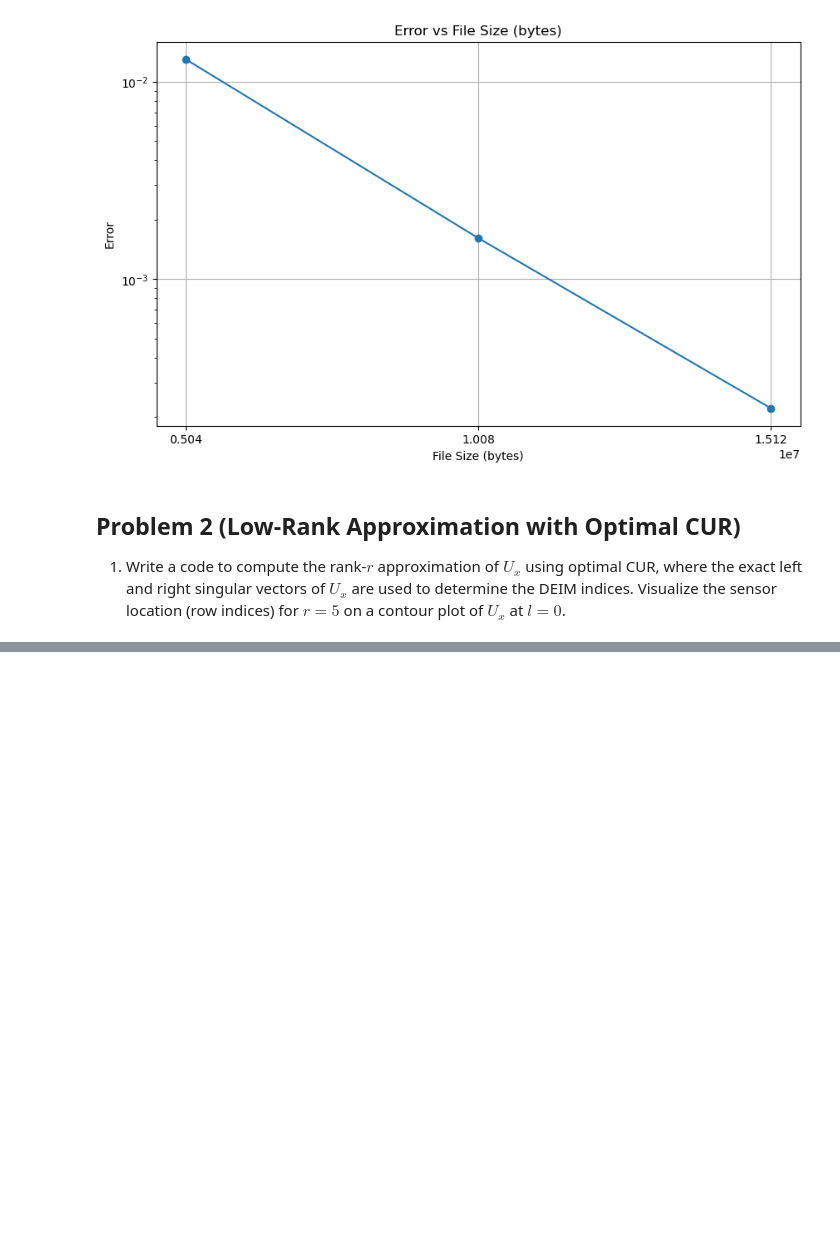
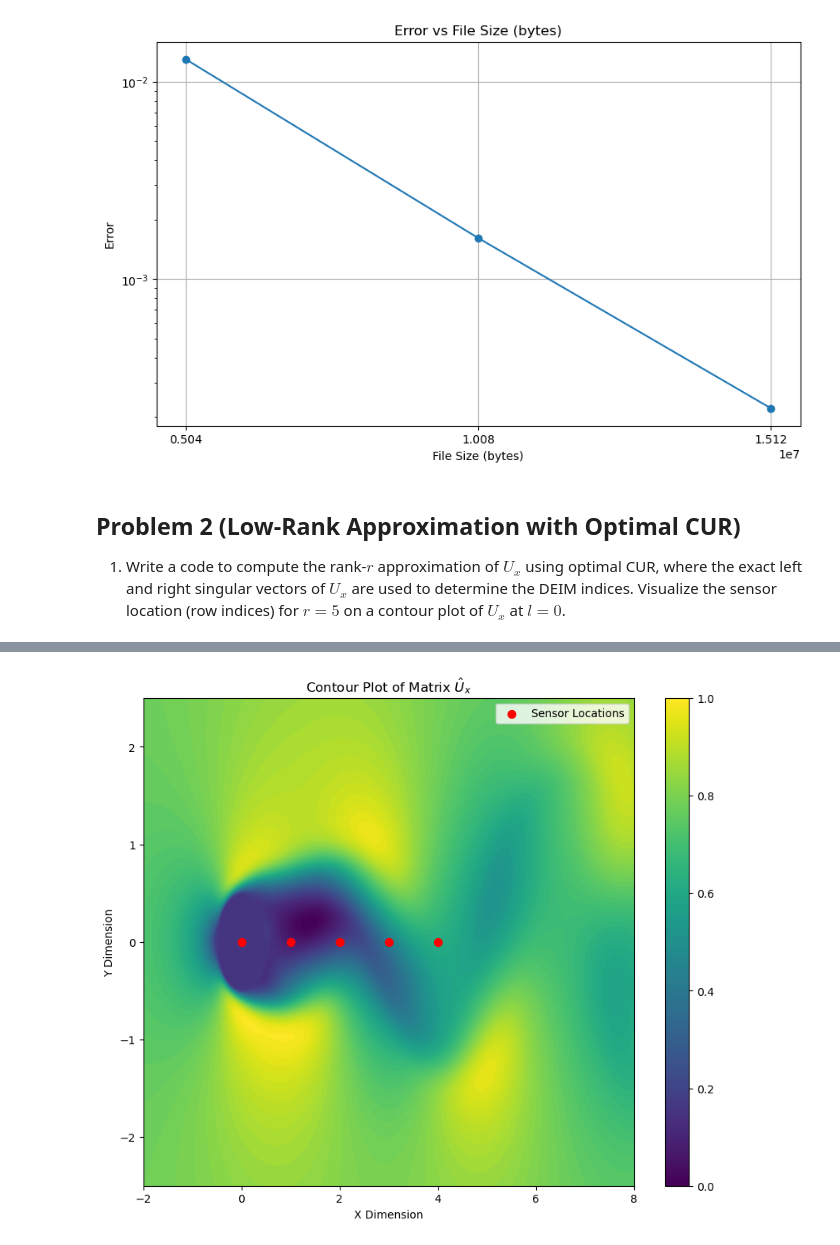
Before and after one commit to jacob-cunningham-ds/me_2061_hw9, a Jupyter notebook: homework_9.ipynb, the cells around one changed output, grey strips where cells are left out. Saved outputs shown, nothing was run; the diff lists cells and outputs as text; code cells hidden in the pictures; blank space fills up the shorter version.

```diff
--- a/homework_9.ipynb
+++ b/homework_9.ipynb
@@ -381,0 +298,40 @@ IndexError: index 26773 is out of bounds for axis 1 with size 250
+# %%
+from scipy.linalg import qr
+
+def DEIM(U):
+    _, _, pivots = qr(U, pivoting=True, mode='economic')  # Use economic mode to reduce size
+    return pivots[:U.shape[1]]
+
+# Compute SVD with reduced memory usage
+U, S, VT = np.linalg.svd(Ux, full_matrices=False)
+
+r = 5
+U_reduced = U[:, :r]
+VT_reduced = VT[:r, :]
+
+col_indices = DEIM(U_reduced)
+row_indices = DEIM(VT_reduced.T)
+
+C = Ux[:, col_indices]
+R = Ux[row_indices, :]
+U_core = np.linalg.pinv(C[np.ix_(row_indices, col_indices)])
+
+Ux_hat = C @ U_core @ R
+
+Ux_hat_df = pd.DataFrame(Ux_hat)
+
+# Used to map DEIM indices to spatial locations
+x_coords = [i % nx for i in col_indices]
+y_coords = [i // nx for i in row_indices]
+
+plt.figure(figsize=(10, 8))
+plt.contourf(X, Y, Ux_hat_df.iloc[:, 0].values.reshape(nx, ny).T, levels=100, cmap='viridis')
+plt.scatter(x_coords, y_coords, color='red', s=50, label='Sensor Locations')
+plt.colorbar()
+plt.title('Contour Plot of Matrix $\hat{U}_x$')
+plt.xlabel('X Dimension')
+plt.ylabel('Y Dimension')
+plt.legend()
+plt.show()
+# %% [output]
+[figure, added]
```
Also changed, not shown: parts of 9 cells of this notebook, 4 other files.
